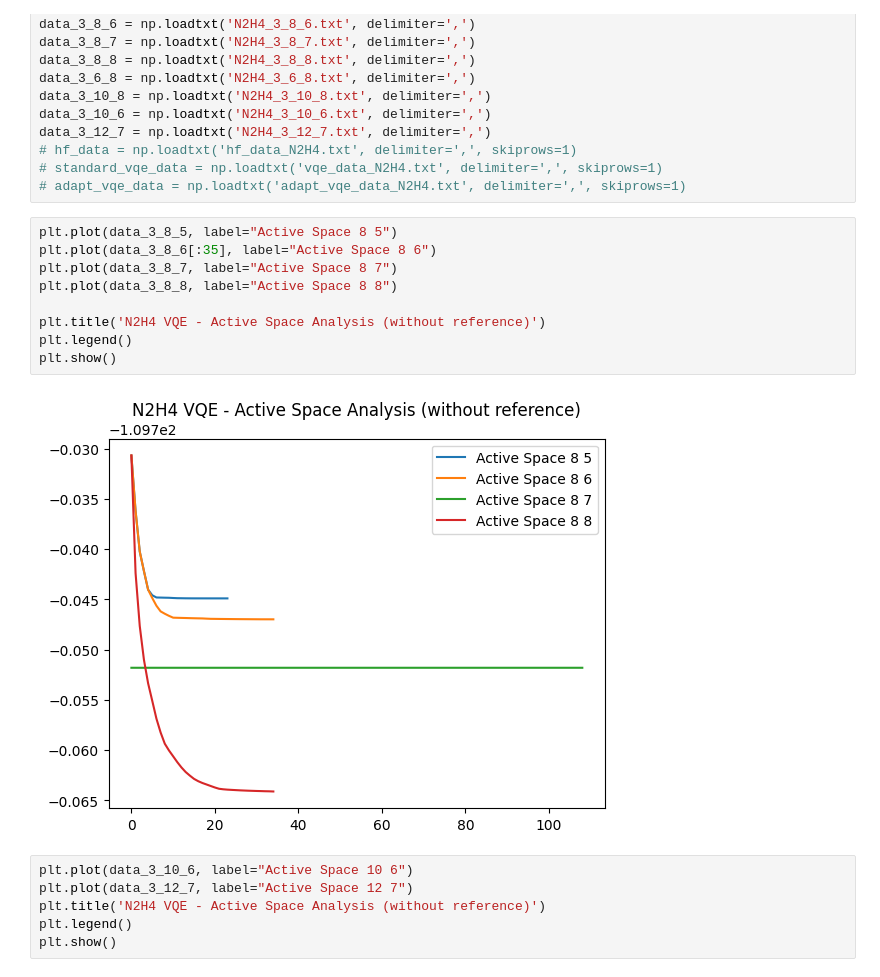
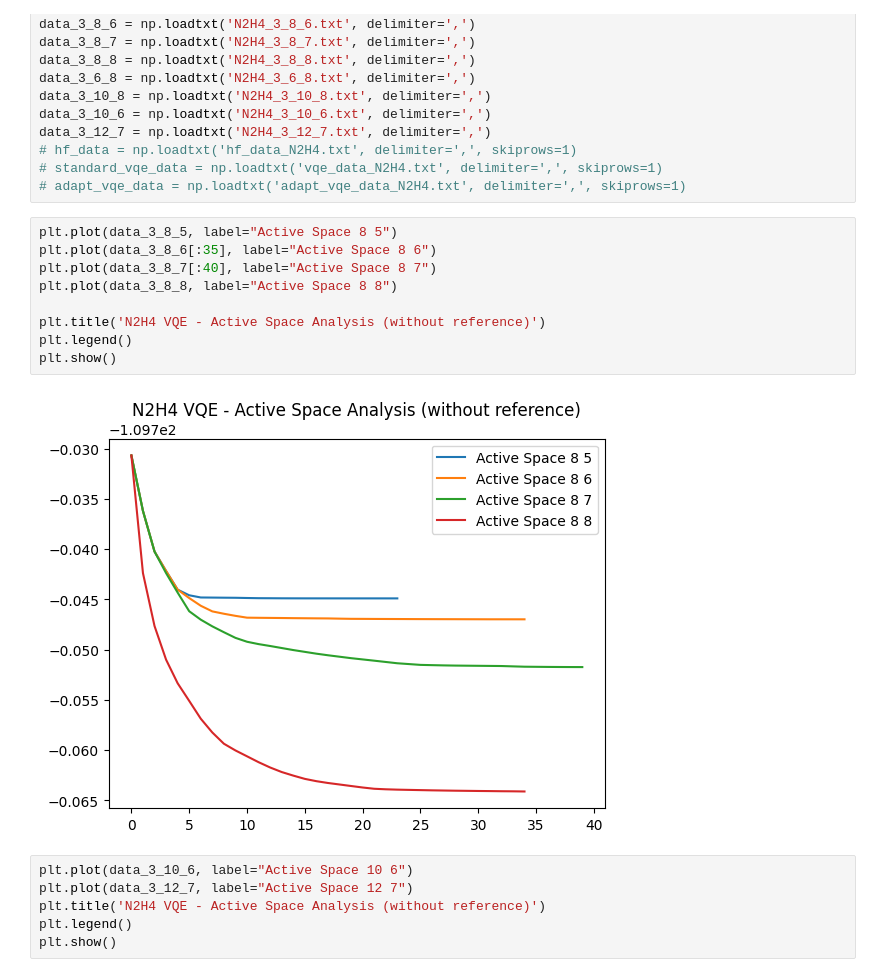
Before and after one commit to azhar-ikhtiarudin/variational-quantum-eigensolver, a Jupyter notebook: PennyLane/N2H4/active_space/data/visualizer.ipynb, the cells around one changed output. Drawn from its saved outputs; the diff is of its cells as text.

```diff
--- a/PennyLane/N2H4/active_space/data/visualizer.ipynb
+++ b/PennyLane/N2H4/active_space/data/visualizer.ipynb
@@ -25,14 +25,14 @@ data_3_12_7 = np.loadtxt('N2H4_3_12_7.txt', delimiter=',')
 # %%
 plt.plot(data_3_8_5, label="Active Space 8 5")
 plt.plot(data_3_8_6[:35], label="Active Space 8 6")
-plt.plot(data_3_8_7, label="Active Space 8 7")
+plt.plot(data_3_8_7[:40], label="Active Space 8 7")
 plt.plot(data_3_8_8, label="Active Space 8 8")
 
 plt.title('N2H4 VQE - Active Space Analysis (without reference)')
 plt.legend()
 plt.show()
 # %% [output]
-[figure, old version]
+[figure, new version]
 # %%
 plt.plot(data_3_10_6, label="Active Space 10 6")
 plt.plot(data_3_12_7, label="Active Space 12 7")
```
Also changed, not shown: 1 other file.
